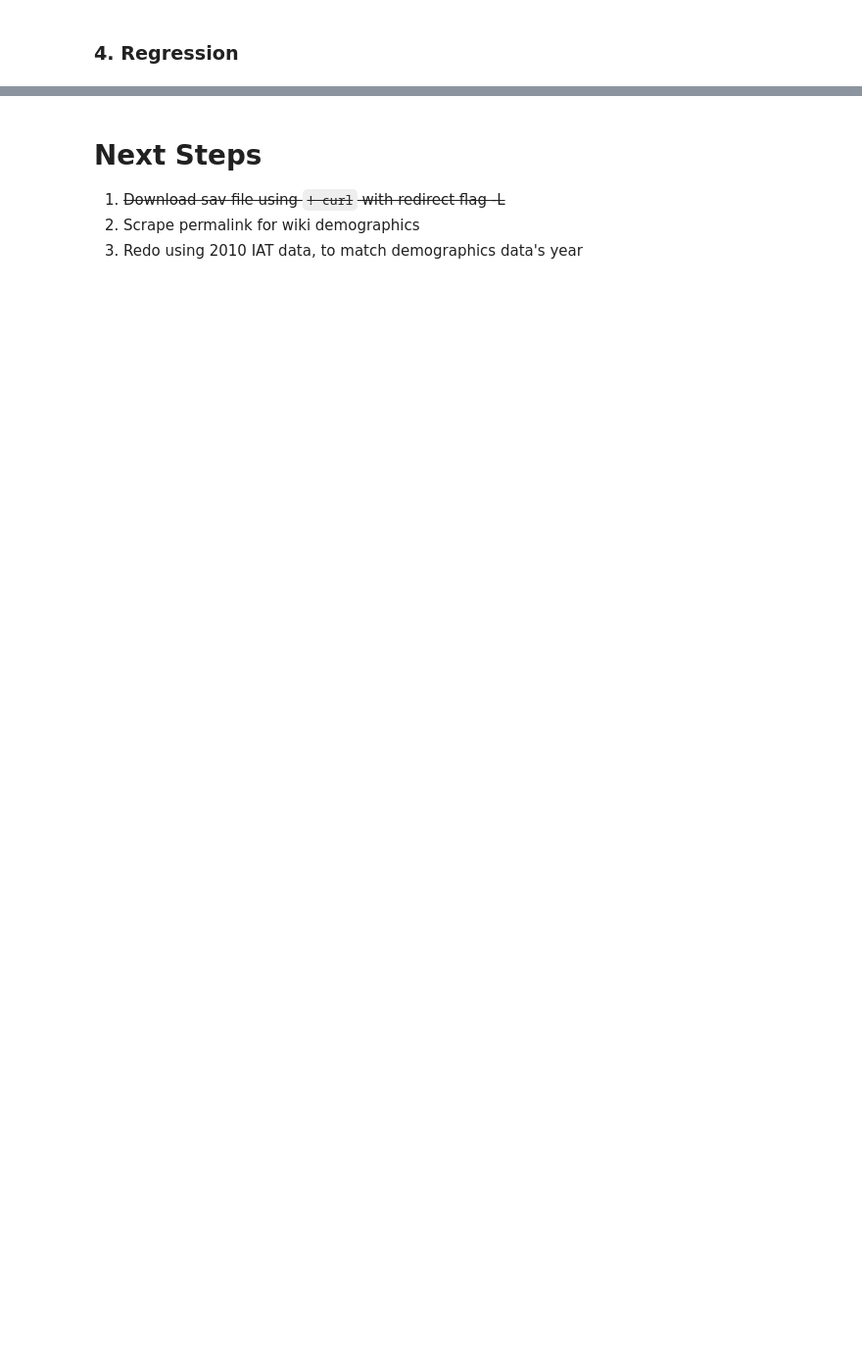
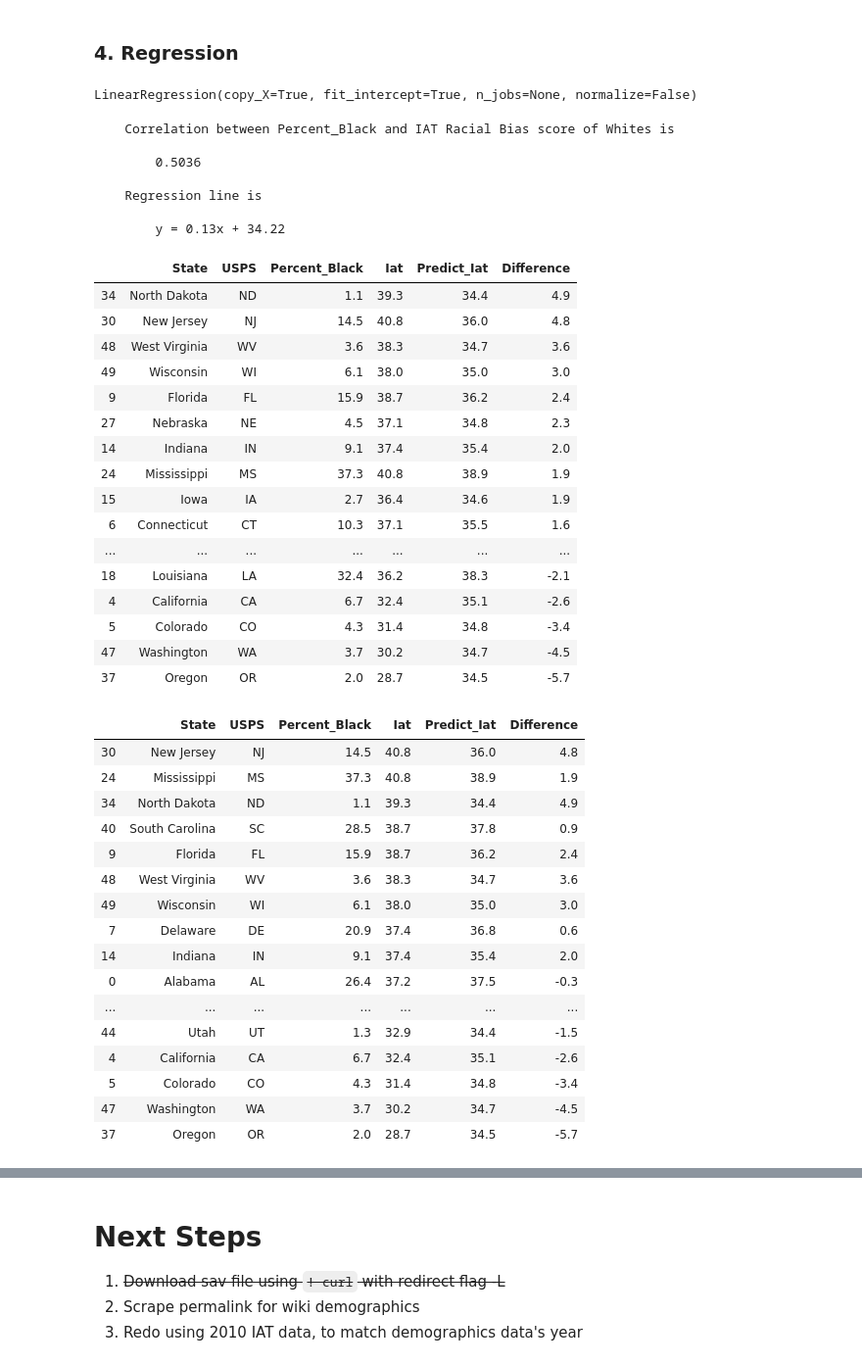
Before and after one commit to gatewaycat/outwhimsy, a Jupyter notebook: iat.ipynb, the cells around one changed output, grey strips where cells are left out. Shown: that part at 98% size. Saved outputs shown, nothing was run; the diff lists cells and outputs as text; code cells hidden in the pictures; blank space fills up the shorter version.

```diff
--- a/iat.ipynb
+++ b/iat.ipynb
@@ -109,2 +113,71 @@ df.head()
 # %% [markdown]
 ### 4. Regression
+# %%
+from sklearn import linear_model
+model = linear_model.LinearRegression()
+model.fit(df[['Percent_Black']], df[['Iat']])
+
+print(f'''
+
+    Correlation between Percent_Black and IAT Racial Bias score of Whites is
+
+        {df.Percent_Black.corr(df.Iat):.4f}
+
+    Regression line is
+
+        y = {model.coef_[0][0]:.2f}x + {model.intercept_[0]:.2f}
+
+''')
+
+pd.set_option('float_format', '{:.1f}'.format)
+
+df['Predict_Iat'] = model.predict(df[['Percent_Black']])
+df['Difference'] = df.Iat - df.Predict_Iat
+df = df.sort_values(['Difference'], ascending=False)
+df
+
+df = df.sort_values(['Iat'], ascending=False)
+df
+# %% [output]
+LinearRegression(copy_X=True, fit_intercept=True, n_jobs=None, normalize=False)
+    Correlation between Percent_Black and IAT Racial Bias score of Whites is
+
+        0.5036
+
+    Regression line is
+
+        y = 0.13x + 34.22
+|  | State | USPS | Percent_Black | Iat | Predict_Iat | Difference |
+| 34 | North Dakota | ND | 1.1 | 39.3 | 34.4 | 4.9 |
+| 30 | New Jersey | NJ | 14.5 | 40.8 | 36.0 | 4.8 |
+| 48 | West Virginia | WV | 3.6 | 38.3 | 34.7 | 3.6 |
+| 49 | Wisconsin | WI | 6.1 | 38.0 | 35.0 | 3.0 |
+| 9 | Florida | FL | 15.9 | 38.7 | 36.2 | 2.4 |
+| 27 | Nebraska | NE | 4.5 | 37.1 | 34.8 | 2.3 |
+| 14 | Indiana | IN | 9.1 | 37.4 | 35.4 | 2.0 |
+| 24 | Mississippi | MS | 37.3 | 40.8 | 38.9 | 1.9 |
+| 15 | Iowa | IA | 2.7 | 36.4 | 34.6 | 1.9 |
+| 6 | Connecticut | CT | 10.3 | 37.1 | 35.5 | 1.6 |
+| ... | ... | ... | ... | ... | ... | ... |
+| 18 | Louisiana | LA | 32.4 | 36.2 | 38.3 | -2.1 |
+| 4 | California | CA | 6.7 | 32.4 | 35.1 | -2.6 |
+| 5 | Colorado | CO | 4.3 | 31.4 | 34.8 | -3.4 |
+| 47 | Washington | WA | 3.7 | 30.2 | 34.7 | -4.5 |
+| 37 | Oregon | OR | 2.0 | 28.7 | 34.5 | -5.7 |
+|  | State | USPS | Percent_Black | Iat | Predict_Iat | Difference |
+| 30 | New Jersey | NJ | 14.5 | 40.8 | 36.0 | 4.8 |
+| 24 | Mississippi | MS | 37.3 | 40.8 | 38.9 | 1.9 |
+| 34 | North Dakota | ND | 1.1 | 39.3 | 34.4 | 4.9 |
+| 40 | South Carolina | SC | 28.5 | 38.7 | 37.8 | 0.9 |
+| 9 | Florida | FL | 15.9 | 38.7 | 36.2 | 2.4 |
+| 48 | West Virginia | WV | 3.6 | 38.3 | 34.7 | 3.6 |
+| 49 | Wisconsin | WI | 6.1 | 38.0 | 35.0 | 3.0 |
+| 7 | Delaware | DE | 20.9 | 37.4 | 36.8 | 0.6 |
+| 14 | Indiana | IN | 9.1 | 37.4 | 35.4 | 2.0 |
+| 0 | Alabama | AL | 26.4 | 37.2 | 37.5 | -0.3 |
+| ... | ... | ... | ... | ... | ... | ... |
+| 44 | Utah | UT | 1.3 | 32.9 | 34.4 | -1.5 |
+| 4 | California | CA | 6.7 | 32.4 | 35.1 | -2.6 |
+| 5 | Colorado | CO | 4.3 | 31.4 | 34.8 | -3.4 |
+| 47 | Washington | WA | 3.7 | 30.2 | 34.7 | -4.5 |
+| 37 | Oregon | OR | 2.0 | 28.7 | 34.5 | -5.7 |
```
Also changed, not shown: parts of 4 cells of this notebook, 2 other files.
